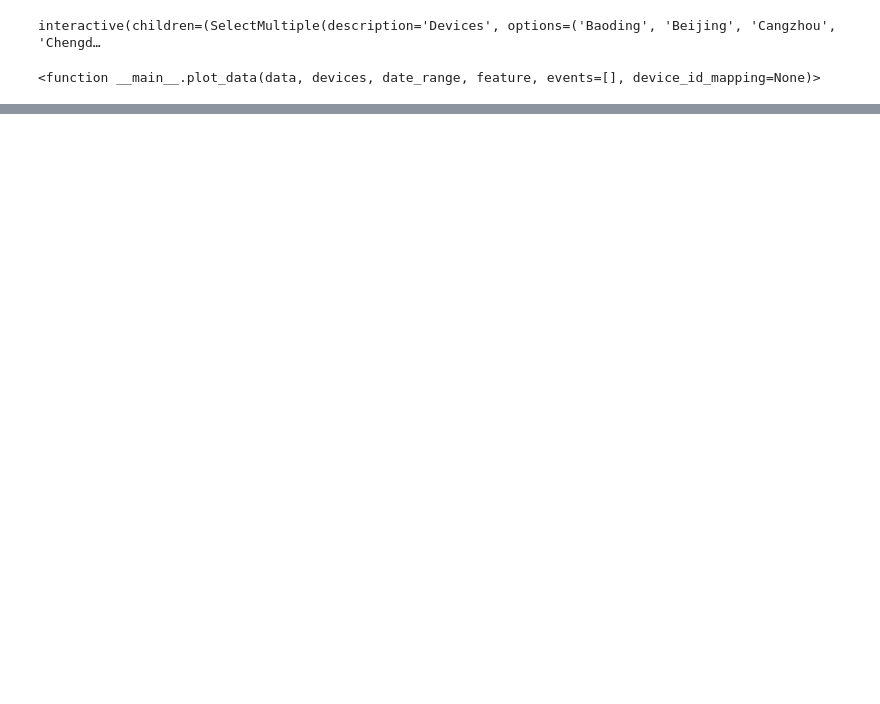
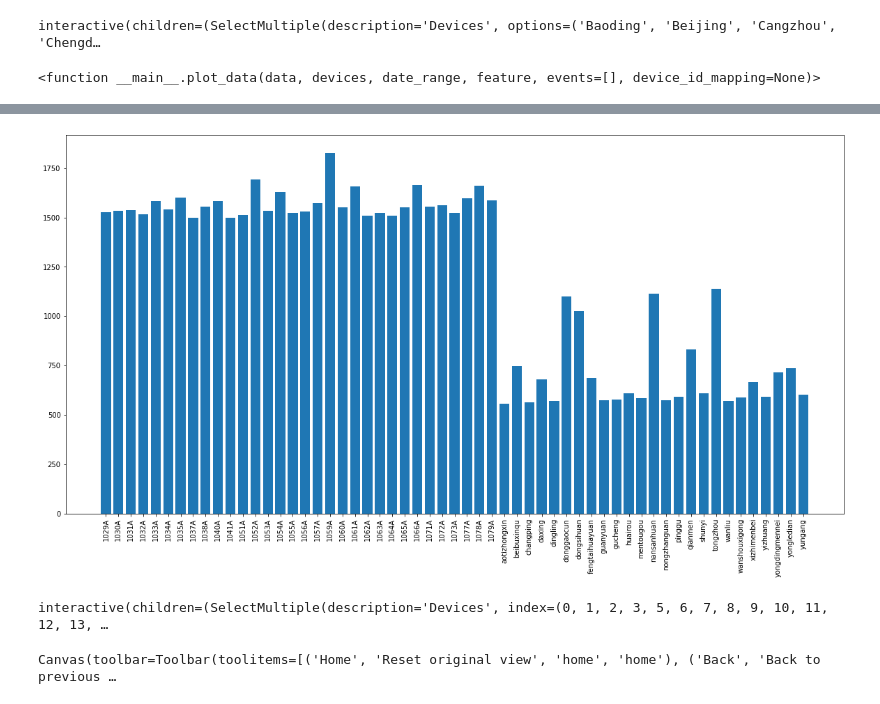
Before and after one commit to deutschmn/split-pollution-sources, a Jupyter notebook: data-prep.ipynb, the cells around one changed output, grey strips where cells are left out. Cells and saved outputs as stored; diff of their text form; code cells hidden in the pictures; blank space fills up the shorter version.

Commit message:
Add more experiements, lockdown analysis and export for GNN

```diff
--- a/data-prep.ipynb
+++ b/data-prep.ipynb
@@ -296,0 +539,15 @@ show_map('2020-04-17 00:00:00', 'no2')
+# %%
+export_df = pd.DataFrame()
+export_df['device_id'] = all_df['device_id']
+export_df['time'] = all_df['time']
+export_df['2m_temperature'] = all_df['temperature']
+export_df['relative_humidity+950'] = all_df['humidity'] * 100
+export_df['total_precipitation'] = all_df['precipIntensity']
+export_df['wind_speed'] = all_df['windSpeed']
+export_df['wind_direction'] = all_df['windBearing']
+export_df['pm25'] = all_df['pm25']
+export_df.index = all_df['time']
+
+
+
+export_df
@@ -296,0 +569,4 @@ show_map('2020-04-17 00:00:00', 'no2')
+# %%
+# select only every third hour (that's how they use it in PM2.5-GNN) - use %2==2, since we have most data for (2:00, 5:00, 8:00, etc.)
+export_df = export_df[export_df.index.hour % 6 == 2]
+export_df
@@ -296,0 +588,7 @@ show_map('2020-04-17 00:00:00', 'no2')
+# %%
+# filter out devices with a lot of missing data
+filter_devices = ['dongsi', 'zhiwuyuan', '1058A', '1036A', '1039A', 'tiantan', '1080A']
+filter_devices.extend(no_weather_devices)
+
+export_df = export_df[~export_df['device_id'].isin(filter_devices)]
+export_df
@@ -296,0 +610,3 @@ show_map('2020-04-17 00:00:00', 'no2')
+# %%
+mask = export_df.isnull().any(axis=1)
+export_df[mask]
@@ -296,0 +630,23 @@ show_map('2020-04-17 00:00:00', 'no2')
+# %%
+missing_by_device = export_df[mask].groupby('device_id').count()
+
+plt.figure(figsize=(20,10))
+plt.bar(missing_by_device.index, missing_by_device['time'])
+plt.xticks(missing_by_device.index, rotation='vertical')
+plt.show()
+# %% [output]
+[figure, added]
+# %%
+@interact(devices=device_widget, mapping=fixed(dic))
+def exclude(devices, mapping):
+    exclude_devices = list(map(lambda x: mapping[x], devices))
+    x = export_df[mask][~export_df[mask]['device_id'].isin(exclude_devices)]
+
+    missing_by_time = x.groupby(x.index).count()
+
+    plt.figure(figsize=(20,10))
+    plt.plot(missing_by_time.index, missing_by_time['device_id'])
+    plt.show()
+    print(exclude_devices)
+# %% [output]
+interactive(children=(SelectMultiple(description='Devices', index=(0, 1, 2, 3, 5, 6, 7, 8, 9, 10, 11, 12, 13, …
@@ -296,0 +655,9 @@ show_map('2020-04-17 00:00:00', 'no2')
+# %%
+missing_by_time = export_df[mask].groupby(export_df[mask].index).count()
+
+plt.figure(figsize=(20,10))
+plt.plot(missing_by_time.index, missing_by_time['pm25'])
+#plt.xticks(missing_by_time.index, rotation='vertical')
+plt.show()
+# %% [output]
+Canvas(toolbar=Toolbar(toolitems=[('Home', 'Reset original view', 'home', 'home'), ('Back', 'Back to previous …
```
Also changed, not shown: parts of 59 cells of this notebook.
